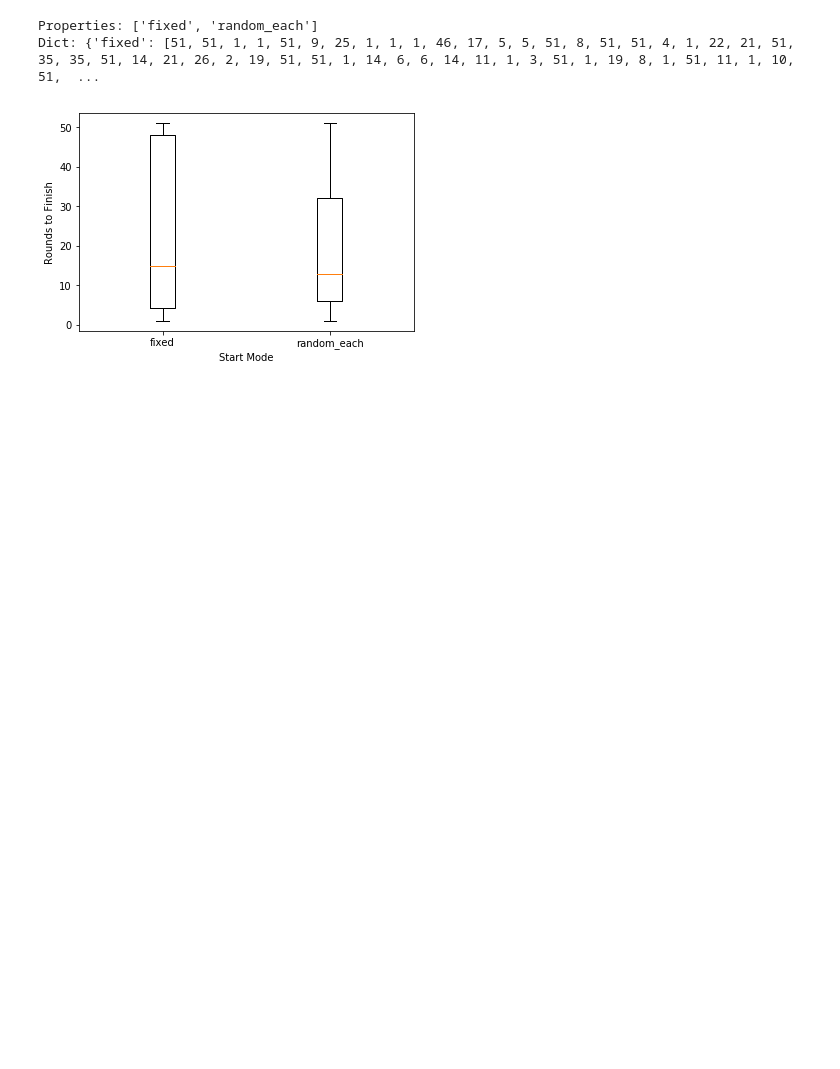
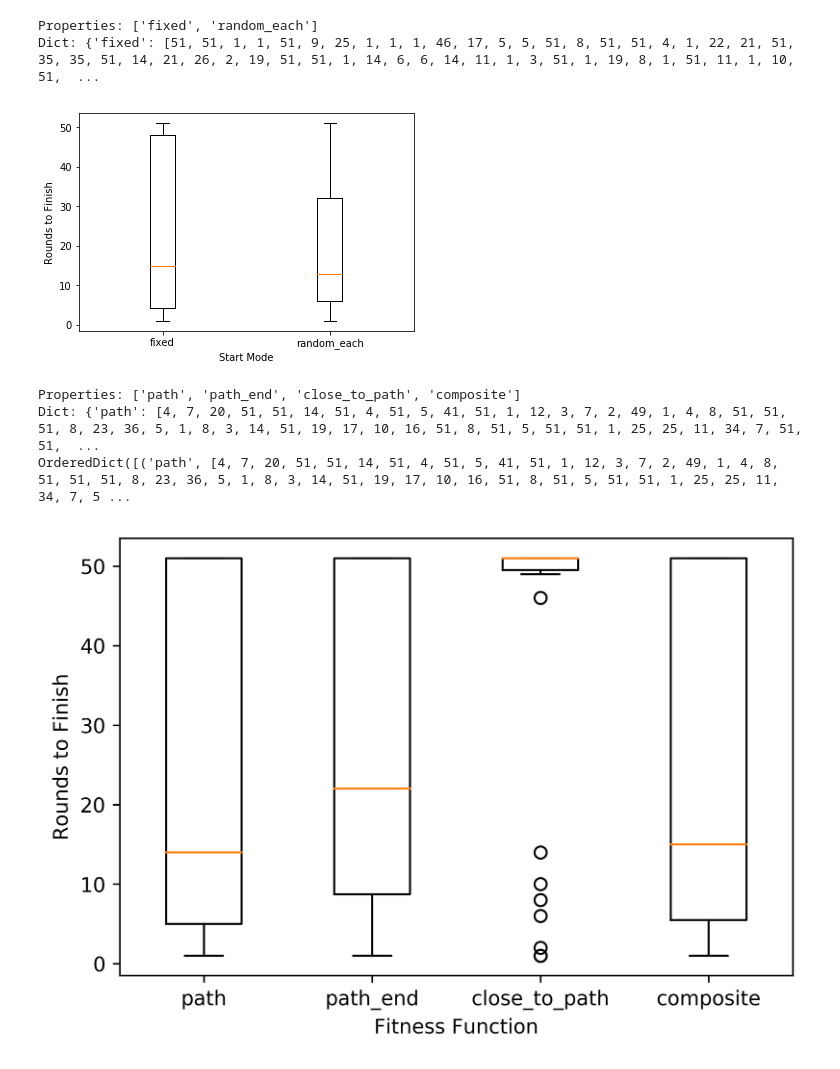
Before and after one commit to sleighsoft/genetic-gaming, a Jupyter notebook: Evaluation.ipynb, the cells around one changed output. Drawn from its saved outputs; the diff is of its cells as text; code cells hidden in the pictures; blank space fills up the shorter version.

```diff
--- a/Evaluation.ipynb
+++ b/Evaluation.ipynb
@@ -5,6 +5,7 @@ import json
 import matplotlib.pyplot as plt
 import matplotlib as mpl
 mpl.rcParams['figure.dpi'] = 600
+mpl.rcParams['savefig.dpi'] = 600
 import collections
 # %%
 def plot_rounds(base_path, title, xlabel, ylabel):
@@ -15,6 +16,9 @@ def plot_rounds(base_path, title, xlabel, ylabel):
     except:
         delimiter = base_path.split('_')[-2] + '_'
         properties = sorted(list(set([x.split(delimiter)[-1] for x in paths])))
+
+    if properties == ['close_to_path', 'composite', 'path', 'path_end']:
+        properties = ['path', 'path_end', 'close_to_path', 'composite']
     print("Properties: " + str(properties))
 
     eval_dict = {} # property -> epochs until finish
@@ -29,7 +33,13 @@ def plot_rounds(base_path, title, xlabel, ylabel):
     print("Dict: " + str(eval_dict))
 
     data = eval_dict.values()
-    ordered_data = collections.OrderedDict(sorted(eval_dict.items()))
+    if properties == ['path', 'path_end', 'close_to_path', 'composite']:
+        ordered_data = collections.OrderedDict()
+        for k in properties:
+            ordered_data[k] = eval_dict[k]
+        print(ordered_data)
+    else:
+        ordered_data = collections.OrderedDict(sorted(eval_dict.items()))
     plt.boxplot(list(ordered_data.values()))
     plt.xlabel(xlabel)
     plt.ylabel(ylabel)
@@ -121,3 +131,13 @@ plot_rounds(base_path='06-Mar-2018_*rounds_50_num_networks_10evalround_*_test7_s
 Properties: ['fixed', 'random_each']
 Dict: {'fixed': [51, 51, 1, 1, 51, 9, 25, 1, 1, 1, 46, 17, 5, 5, 51, 8, 51, 51, 4, 1, 22, 21, 51, 35, 35, 51, 14, 21, 26, 2, 19, 51, 51, 1, 14, 6, 6, 14, 11, 1, 3, 51, 1, 19, 8, 1, 51, 11, 1, 10, 51,  ...
 [figure]
+# %%
+#Different Maps
+plot_rounds(base_path='06-Mar-2018_*rounds_50_num_networks_10evalround_*_test8_seed_*_functions_',
+            title="",#Comparison of the Impact of Different Amount of Sensors on Rounds to Finish a Track (n={})",
+            xlabel="Fitness Function", ylabel="Rounds to Finish")
+# %% [output]
+Properties: ['path', 'path_end', 'close_to_path', 'composite']
+Dict: {'path': [4, 7, 20, 51, 51, 14, 51, 4, 51, 5, 41, 51, 1, 12, 3, 7, 2, 49, 1, 4, 8, 51, 51, 51, 8, 23, 36, 5, 1, 8, 3, 14, 51, 19, 17, 10, 16, 51, 8, 51, 5, 51, 51, 1, 25, 25, 11, 34, 7, 51, 51,  ...
+OrderedDict([('path', [4, 7, 20, 51, 51, 14, 51, 4, 51, 5, 41, 51, 1, 12, 3, 7, 2, 49, 1, 4, 8, 51, 51, 51, 8, 23, 36, 5, 1, 8, 3, 14, 51, 19, 17, 10, 16, 51, 8, 51, 5, 51, 51, 1, 25, 25, 11, 34, 7, 5 ...
+[figure, added]
```
Also changed, not shown: parts of 1 cell of this notebook, 2 other files.
